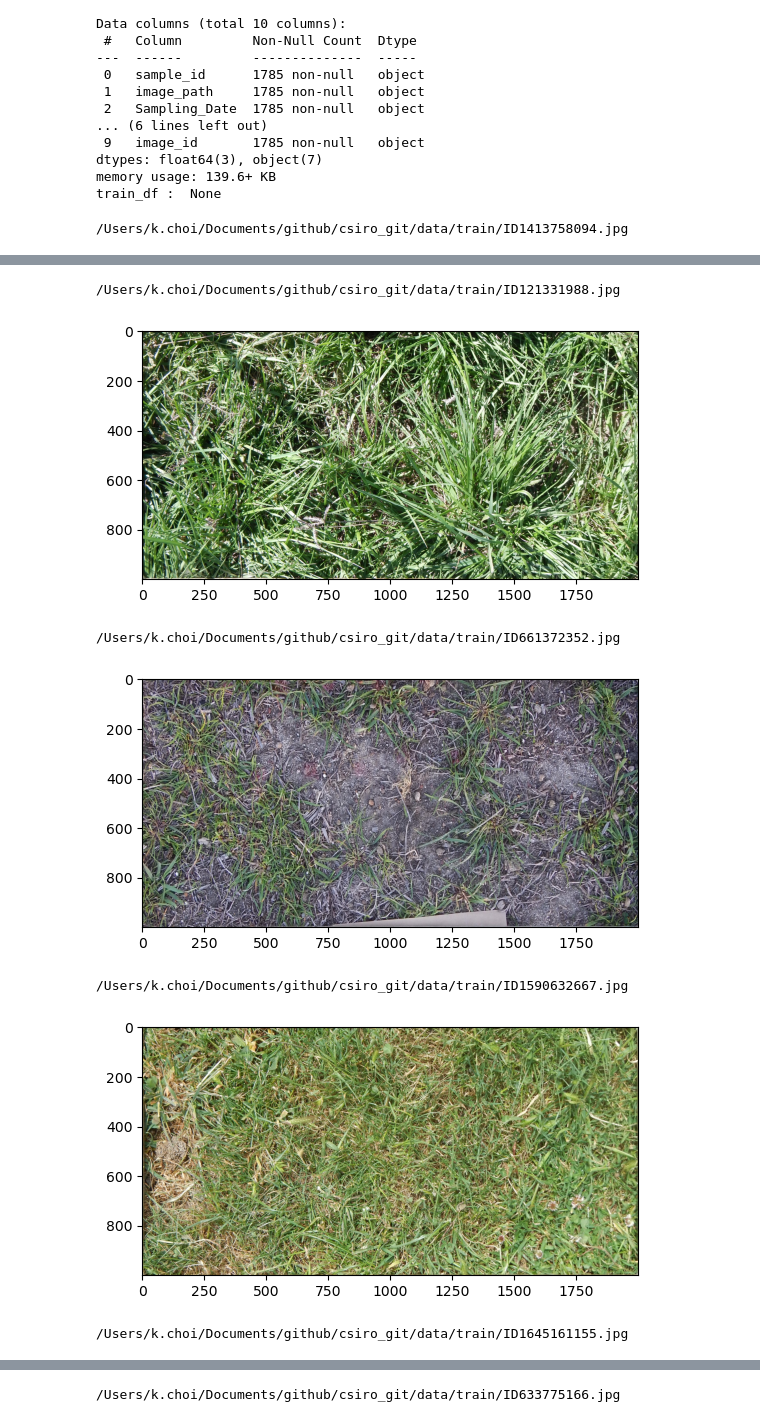
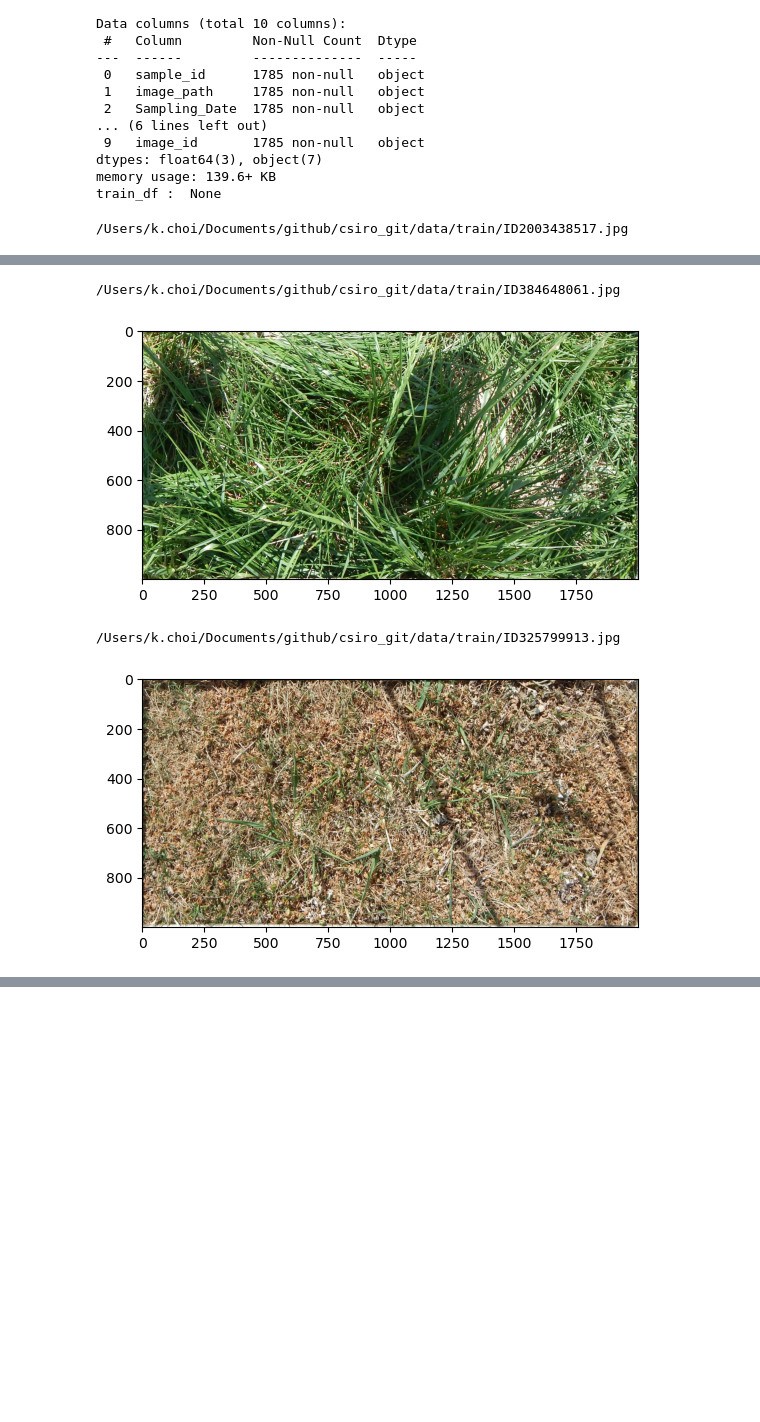
Before and after one commit to khchoi-physik/csiro_biomass, a Jupyter notebook: features_generate.ipynb, the cells around one changed output, grey strips where cells are left out. Cells and saved outputs as stored; diff of their text form; code cells hidden in the pictures; blank space fills up the shorter version.

```diff
--- a/features_generate.ipynb
+++ b/features_generate.ipynb
@@ -136,10 +136,10 @@ train_df :  None
 # %%
 selected_img_path = random.sample(img_list, 7)
 
-for img_path in selected_img_path:
+for img_path in selected_img_path[:3]:
     print(img_path)
     rgb_img = get_rgb(img_path)
     plt.imshow(rgb_img)
     plt.show()
 # %% [output]
-/Users/k.choi/Documents/github/csiro_git/data/train/ID1413758094.jpg
+/Users/k.choi/Documents/github/csiro_git/data/train/ID2003438517.jpg
@@ -147,7 +147,4 @@ for img_path in selected_img_path:
-/Users/k.choi/Documents/github/csiro_git/data/train/ID121331988.jpg
+/Users/k.choi/Documents/github/csiro_git/data/train/ID384648061.jpg
-[figure, old version]
+[figure, new version]
-/Users/k.choi/Documents/github/csiro_git/data/train/ID661372352.jpg
+/Users/k.choi/Documents/github/csiro_git/data/train/ID325799913.jpg
-[figure, old version]
+[figure, new version]
-/Users/k.choi/Documents/github/csiro_git/data/train/ID1590632667.jpg
-[figure, removed]
-/Users/k.choi/Documents/github/csiro_git/data/train/ID1645161155.jpg
@@ -155 +150,0 @@ for img_path in selected_img_path:
-/Users/k.choi/Documents/github/csiro_git/data/train/ID633775166.jpg
```
Also changed, not shown: parts of 6 cells of this notebook.
